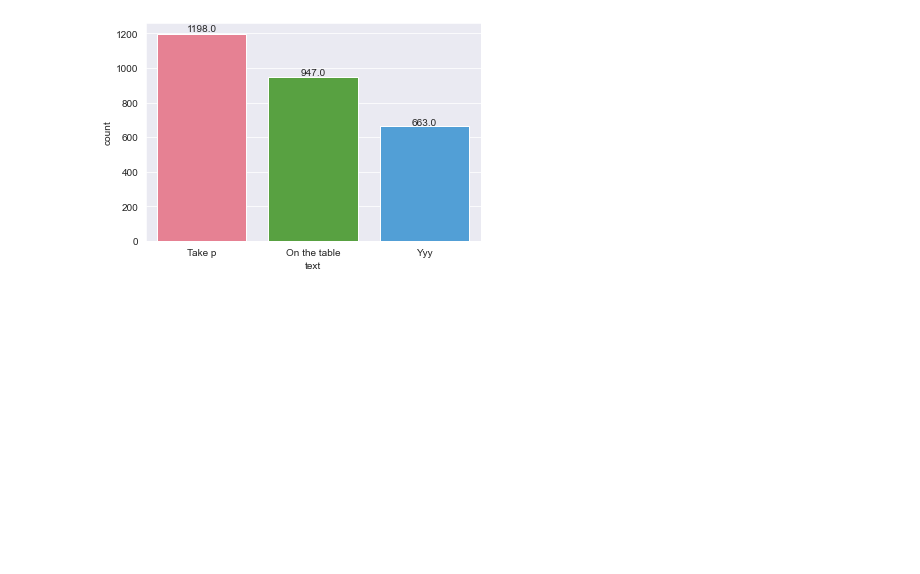
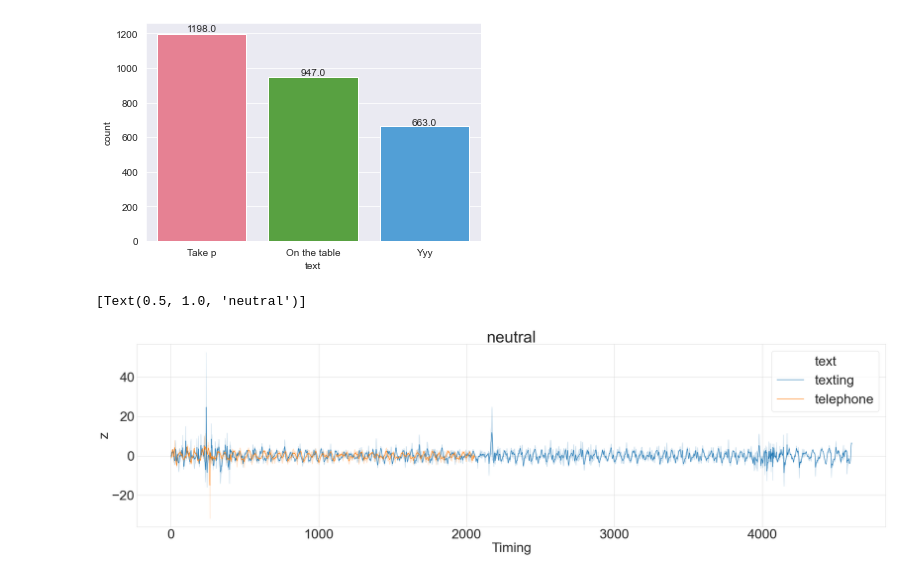
Before and after one commit to AmerAltizini/Distracted_Pedestrians, a Jupyter notebook: Sensor Visualization.ipynb, the cells around one changed output. Drawn from its saved outputs; the diff is of its cells as text; code cells hidden in the pictures; blank space fills up the shorter version.

```diff
--- a/Sensor Visualization.ipynb
+++ b/Sensor Visualization.ipynb
@@ -16,6 +16,12 @@ from os.path import exists
 from functions import show_values
 
 import functions
+# Increase image size
+matplotlib.rcParams['figure.figsize'] = [40, 10]
+# Increase font size
+matplotlib.rcParams['font.size'] = 40
+# Path
+path_viz = './Visualization/'
 # %%
 df = pd.read_csv('./Data/output\\2022-12-06_20-35-41/ACC_GYRO_annot.csv')
 df
@@ -40,0 +93,12 @@ show_values(ax)
+# %%
+# GSR Import
+texting_data = pd.read_csv("./data/sensor_visualization/Accelerometer_texting_all.csv")
+telephone_data = pd.read_csv("./data/sensor_visualization/Accelerometer_telephone_all.csv")
+walking_data = pd.read_csv("./data/sensor_visualization/Accelerometer_walking_all.csv")
+df = pd.concat([texting_data, telephone_data], ignore_index=True)
+
+sns.lineplot(x="Timing", y="z", hue="text", data=df).set(title="neutral")
+# plt.savefig(path_viz + 'Accelerometer, te_te.pdf', bbox_inches='tight')
+# %% [output]
+[Text(0.5, 1.0, 'neutral')]
+[figure, added]
```
Also changed, not shown: parts of 2 cells of this notebook, 1 other file.
